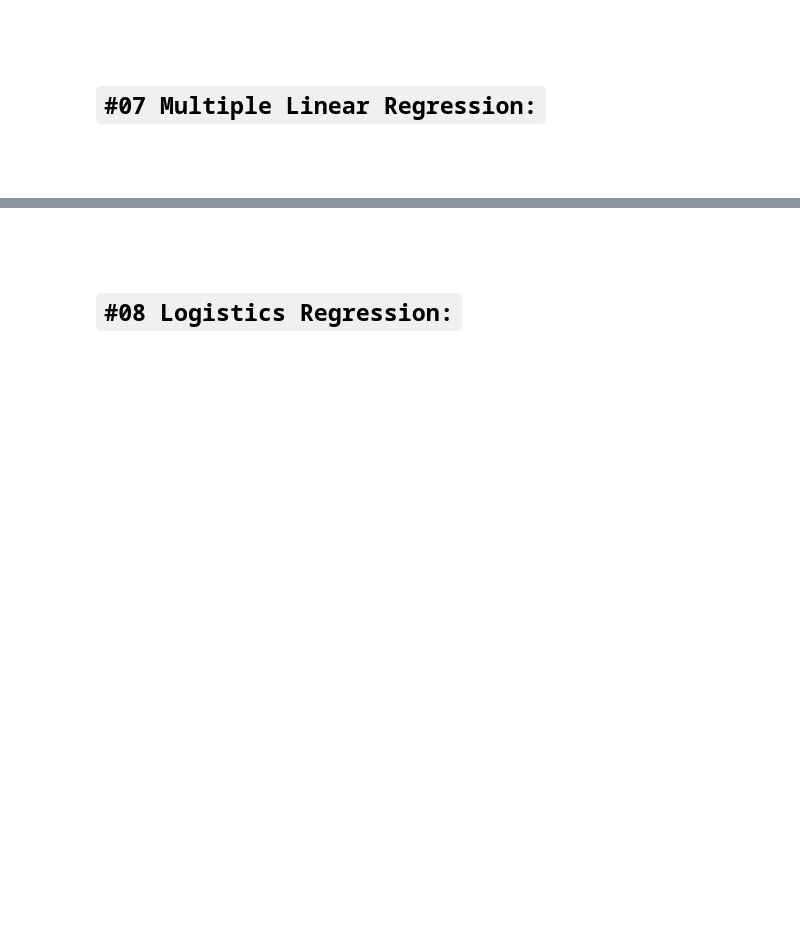
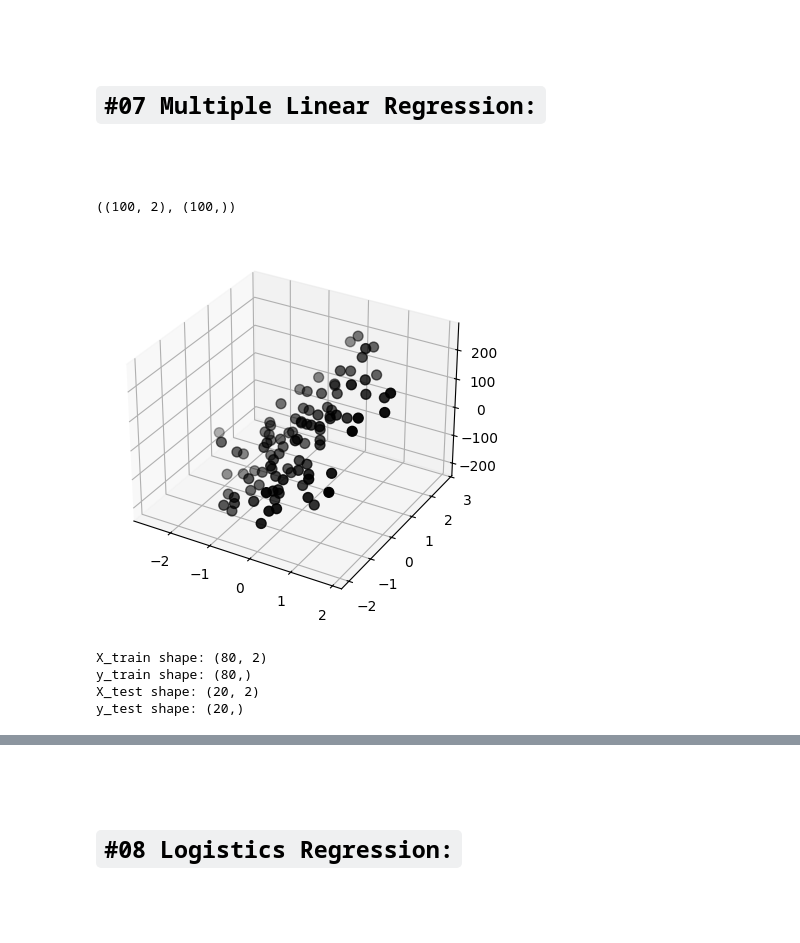
Before and after one commit to yasin-arafat-05/python-academic, a Jupyter notebook: numerical_code/mid.ipynb, the cells around one changed output, grey strips where cells are left out. Saved outputs shown, nothing was run; the diff lists cells and outputs as text; code cells hidden in the pictures; blank space fills up the shorter version.

```diff
--- a/numerical_code/mid.ipynb
+++ b/numerical_code/mid.ipynb
@@ -477,3 +478,43 @@ plt.scatter(x=X,y=y)
 
 <br>
 <br>
+# %%
+import random
+import numpy as np
+import seaborn as sns
+import matplotlib.pyplot as plt
+from sklearn.datasets import make_regression
+
+random.seed(42)
+np.random.seed(42)
+
+X,y = make_regression(n_samples=100,n_features=2,random_state=42,noise=40)
+X.shape,y.shape
+# %% [output]
+((100, 2), (100,))
+# %%
+
+ax = plt.figure()
+fig = ax.add_subplot(111,projection="3d")
+fig.scatter(X[:,0],X[:,1],y,c="black",marker="o",s=50)
+plt.show()
+# %% [output]
+[figure, added]
+# %%
+
+
+from sklearn.metrics import r2_score
+from sklearn.linear_model import SGDRegressor
+from sklearn.model_selection import train_test_split
+
+X_train,X_test,y_train,y_test = train_test_split(X,y,train_size=80,random_state=42)
+
+print(f"X_train shape: {X_train.shape}")
+print(f"y_train shape: {y_train.shape}")
+print(f"X_test shape: {X_test.shape}")
+print(f"y_test shape: {y_test.shape}")
+# %% [output]
+X_train shape: (80, 2)
+y_train shape: (80,)
+X_test shape: (20, 2)
+y_test shape: (20,)
```
Also changed, not shown: parts of 11 cells of this notebook.
